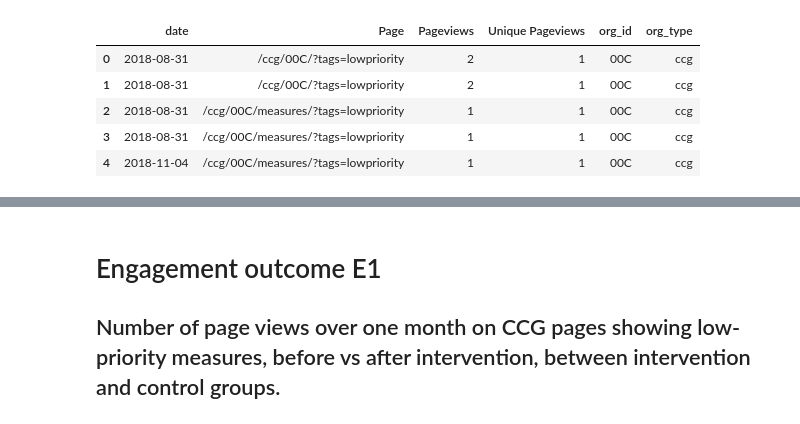
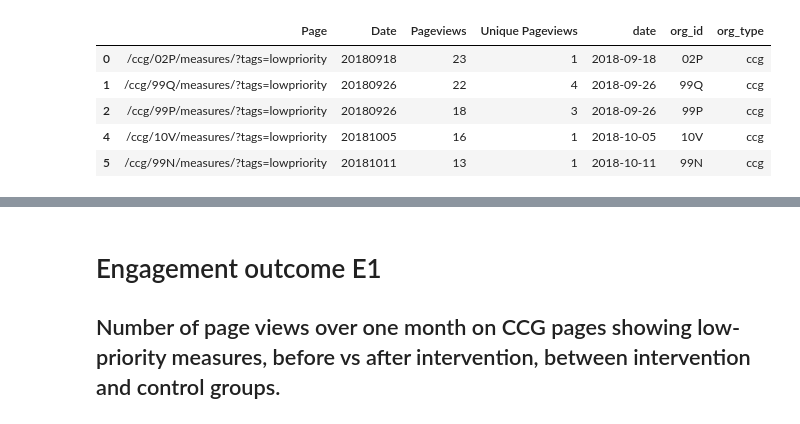
Before and after one commit to ebmdatalab/low-priority-CCG-visit-RCT, a Jupyter notebook: outcomes/Page Views and links analysis for LPP RCT.ipynb, the cells around one changed output, grey strips where cells are left out. Drawn from its saved outputs; the diff is of its cells as text; code cells hidden in the pictures.

```diff
--- a/outcomes/Page Views and links analysis for LPP RCT.ipynb
+++ b/outcomes/Page Views and links analysis for LPP RCT.ipynb
@@ -47,2 +9,6 @@ ADVANCED SEARCH: Page matching regexp "/practice"  AND  Matching regexp "lowp" A
+# %%
+DUMMY_RUN = True  # Change this to False when the analysis is run for real
+ANALYTICS_VIEW_ID = '101677264'
+GBQ_PROJECT_ID = '620265099307'
 # %%
 # Import page views data
@@ -136,12 +91,20 @@ df1.head()
+# %%
+all_stats = pd.concat([ccg_stats,practice_stats], sort=False)
 # %%
 # extract ccg/practice code from path
-df1["org_id"] = np.where(df1.Page.str.contains("ccg"),df1.Page.str.replace('/ccg/', '').str[:3],df1.Page.str.replace('/practice/', '').str[:6])
-df1["org_type"] = np.where(df1.Page.str.contains("ccg"),"ccg",'practice')
-df1.head()
+all_stats["org_id"] = np.where(
+    all_stats.Page.str.contains("ccg"),
+    all_stats.Page.str.replace('/ccg/', '').str[:3],
+    all_stats.Page.str.replace('/practice/', '').str[:6])
+all_stats["org_type"] = np.where(
+    all_stats.Page.str.contains("ccg"),
+    "ccg",
+    'practice')
+all_stats.head()
 # %% [output]
-|  | date | Page | Pageviews | Unique Pageviews | org_id | org_type |
-| 0 | 2018-08-31 | /ccg/00C/?tags=lowpriority | 2 | 1 | 00C | ccg |
-| 1 | 2018-08-31 | /ccg/00C/?tags=lowpriority | 2 | 1 | 00C | ccg |
-| 2 | 2018-08-31 | /ccg/00C/measures/?tags=lowpriority | 1 | 1 | 00C | ccg |
-| 3 | 2018-08-31 | /ccg/00C/measures/?tags=lowpriority | 1 | 1 | 00C | ccg |
-| 4 | 2018-11-04 | /ccg/00C/measures/?tags=lowpriority | 1 | 1 | 00C | ccg |
+|  | Page | Date | Pageviews | Unique Pageviews | date | org_id | org_type |
+| 0 | /ccg/02P/measures/?tags=lowpriority | 20180918 | 23 | 1 | 2018-09-18 | 02P | ccg |
+| 1 | /ccg/99Q/measures/?tags=lowpriority | 20180926 | 22 | 4 | 2018-09-26 | 99Q | ccg |
+| 2 | /ccg/99P/measures/?tags=lowpriority | 20180926 | 18 | 3 | 2018-09-26 | 99P | ccg |
+| 4 | /ccg/10V/measures/?tags=lowpriority | 20181005 | 16 | 1 | 2018-10-05 | 10V | ccg |
+| 5 | /ccg/99N/measures/?tags=lowpriority | 20181011 | 13 | 1 | 2018-10-11 | 99N | ccg |
```
Also changed, not shown: parts of 42 cells of this notebook, 2 other files.
